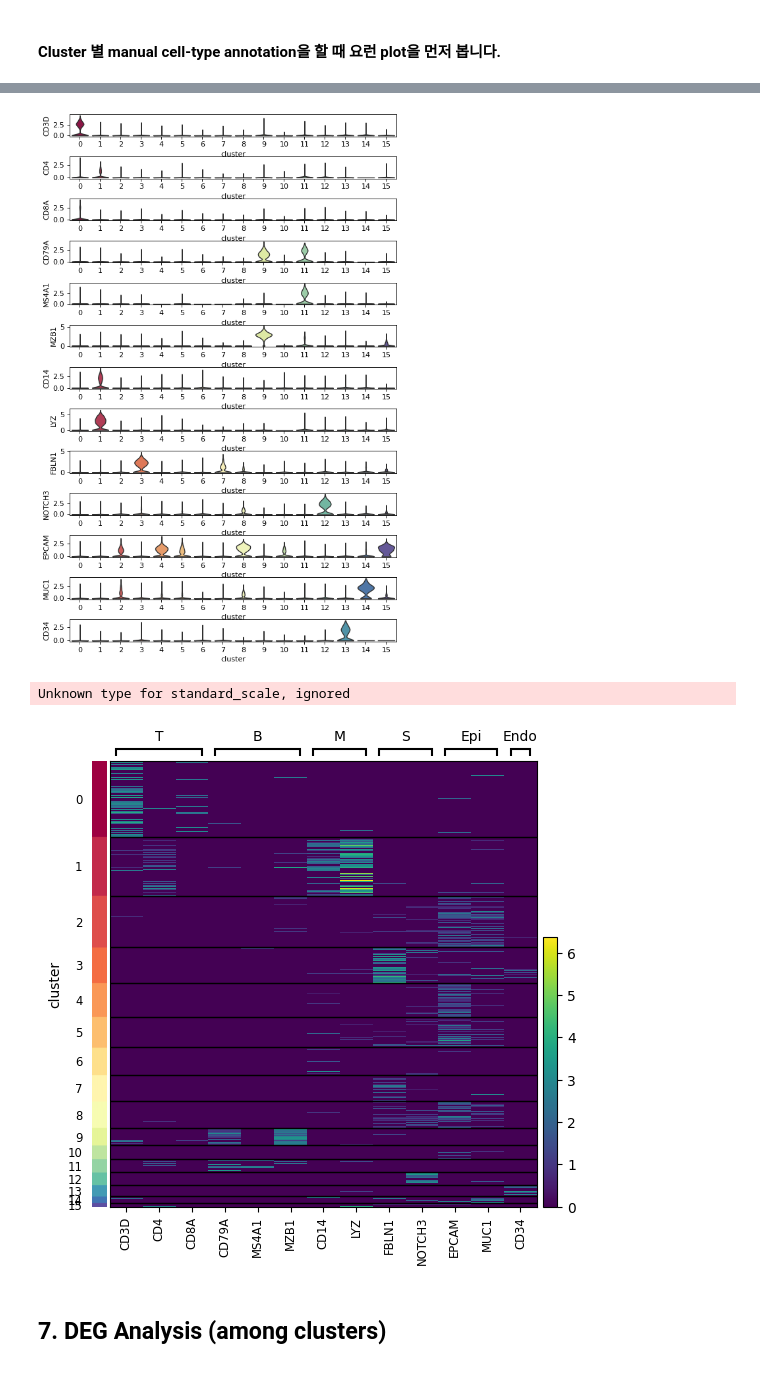
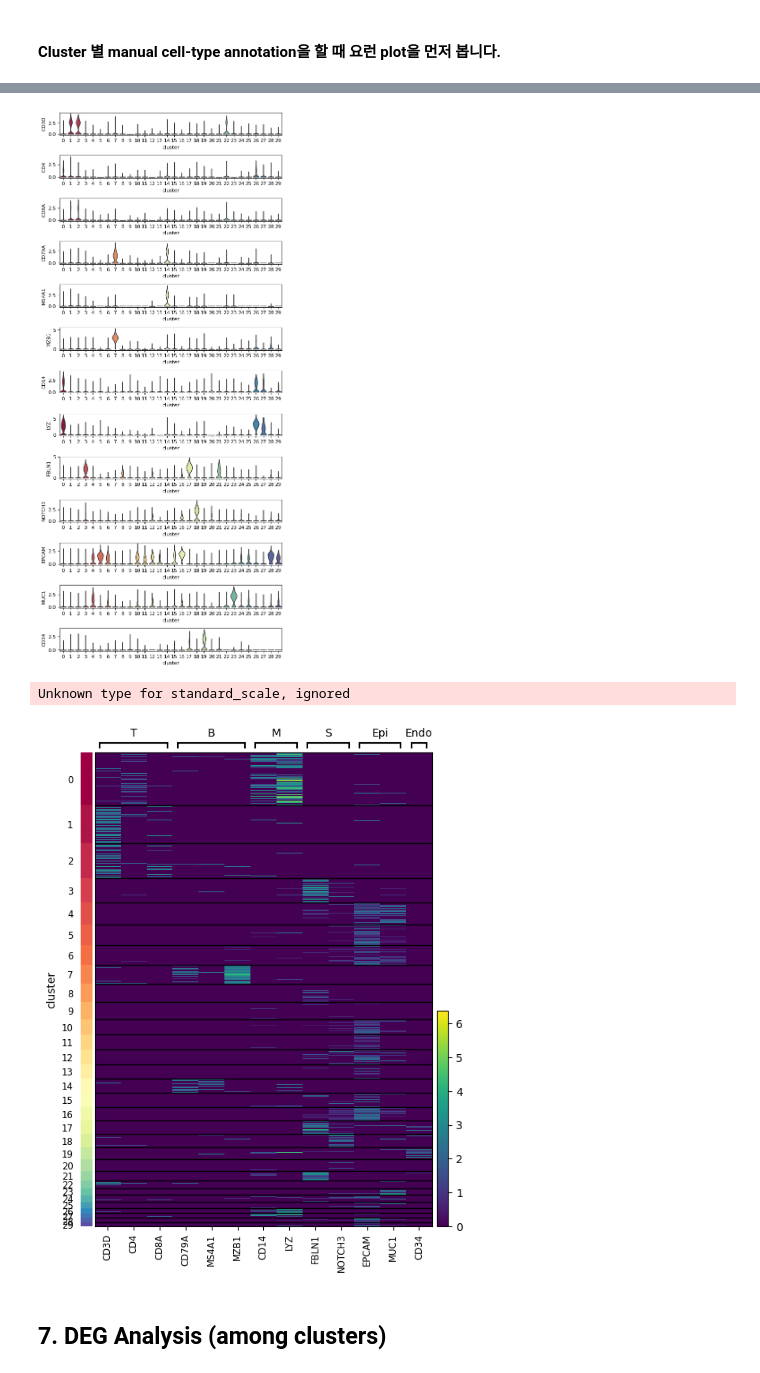
Before and after one commit to combio-dku/scoda_explorer, a Jupyter notebook: Notebooks/scoda_practice_workshop_250727_1_basic.ipynb, the cells around one changed output, grey strips where cells are left out. Cells and saved outputs as stored; diff of their text form; code cells hidden in the pictures.

```diff
--- a/Notebooks/scoda_practice_workshop_250727_1_basic.ipynb
+++ b/Notebooks/scoda_practice_workshop_250727_1_basic.ipynb
@@ -164,3 +161,7 @@ adata
 AnnData object with n_obs × n_vars = 31676 × 20013
     obs: 'Patient', 'Description', 'Source', 'Condition', 'Menopause', 'Parity', 'Gender', 'geo_no', 'subtype', 'subtype_detail', 'condition', 'sample', 'n_genes_by_counts', 'total_counts', 'total_cou ...
     var: 'mt', 'n_cells_by_counts', 'mean_counts', 'pct_dropout_by_counts', 'total_counts', 'n_cells'
+# %%
+b = adata.obs['pct_counts_mt'] <= 15
+adata = adata[b, :]
+adata
@@ -294,0 +304,8 @@ sc.pl.embedding( adata, color = items_to_plot,
+# %%
+items_to_plot = ['condition', 'cluster', 'sample']
+
+plt.rcParams['figure.figsize'] = (3.5, 3.5)
+sc.pl.embedding( adata, color = items_to_plot,
+                 basis = 'X_tsne', neighbors_key = 'neighbors',
+                 wspace = 0.4, hspace = 0.3, legend_fontsize = 10,
+                 ncols = 2, palette = 'Spectral', add_outline = True)
@@ -323,26 +342,26 @@ sc.pl.dotplot(adata, items_to_plot, groupby='cluster', figsize = (6,4))
 # %%
-fig, axes = plt.subplots(len(items_to_plot), 1, figsize=(8, 1*len(items_to_plot)), dpi = 80)
+fig, axes = plt.subplots(len(items_to_plot), 1, figsize=(8, 1.5*len(items_to_plot)), dpi = 80)
 plt.subplots_adjust(hspace = 0.9)
 
 for j, item in enumerate(items_to_plot):
     sc.pl.violin(adata, [item], groupby='cluster', ax = axes[j], use_raw = False, stripplot = False, show = False)
 # %% [output]
-[figure, old version]
+[figure, new version]
 # %%
-items_to_plot = {'T': ['CD3D', 'CD4', 'CD8A'],     ## T cell markers
+markers_dct = {'T': ['CD3D', 'CD4', 'CD8A'],     ## T cell markers
                  'B': ['CD79A', 'MS4A1', 'MZB1'],  ## B cell markers
                  'M': ['CD14', 'LYZ'],             ## Myeloid cell markers
                  'S': ['FBLN1', 'NOTCH3'],         ## Stromal cells (Fibroblast, Smooth muscle cell) markers
                  'Epi': ['EPCAM', 'MUC1'],           ## Epithelial cell markers
                  'Endo': ['CD34'] }                   ## Endothelial cell marker
 
 
-sc.pl.heatmap( adata, var_names = items_to_plot, groupby = 'cluster',
-               var_group_labels = items_to_plot.keys(),
-               standard_scale = True, figsize = (6, 6) )
+sc.pl.heatmap( adata, var_names = markers_dct, groupby = 'cluster',
+               var_group_labels = markers_dct.keys(),
+               standard_scale = True, figsize = (6, 8) )
 # %% [output]
 Unknown type for standard_scale, ignored
-[figure, old version]
+[figure, new version]
 # %% [markdown]
 ## __7. DEG Analysis (among clusters)__
 # %%
```
Also changed, not shown: parts of 16 cells of this notebook.
